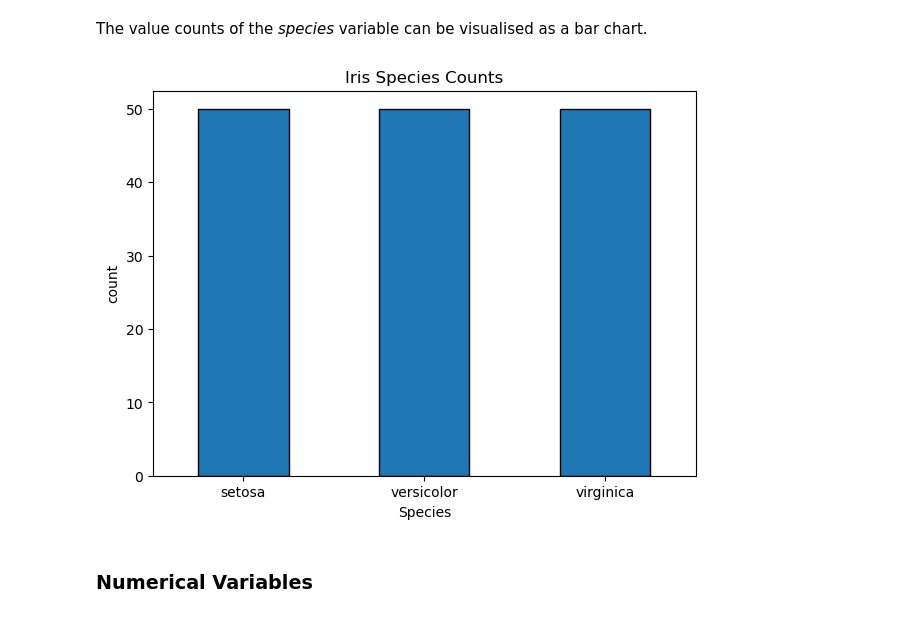
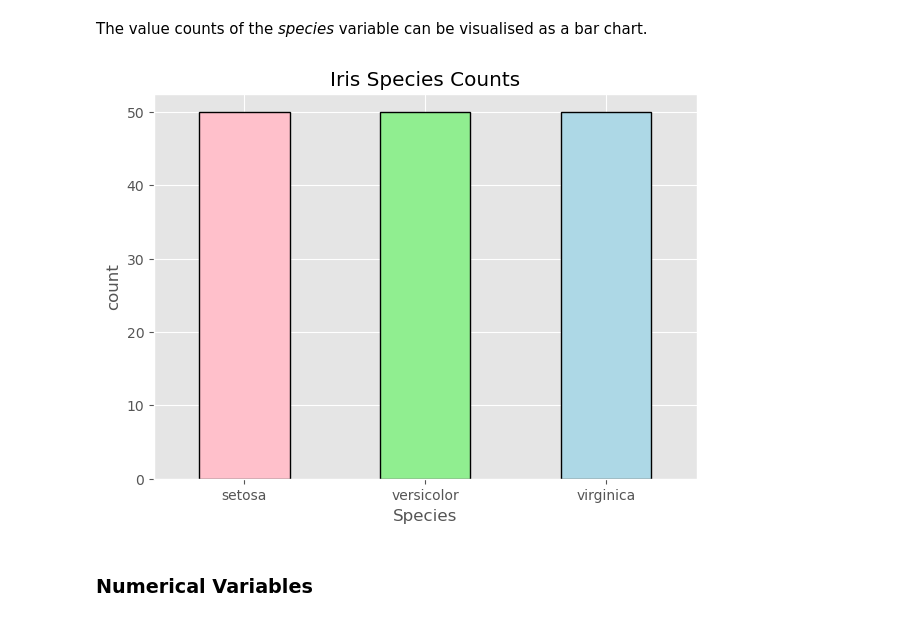
Before and after one commit to humphs078/data_analysis_fundamentals, a Jupyter notebook: project.ipynb, the cells around one changed output. Drawn from its saved outputs; the diff is of its cells as text; code cells hidden in the pictures.

```diff
--- a/project.ipynb
+++ b/project.ipynb
@@ -301,3 +313,6 @@ The mean petal width measurement is being shown to precision of 6 decimal places
+# %%
+# https://matplotlib.org/stable/gallery/style_sheets/style_sheets_reference.html [Accessed 6 Dec. 2023]
+plt.style.use('ggplot')
 # %% [markdown]
 ### Categorical Variable <a id="categorical-variable"></a>
 # %% [markdown]
@@ -305,16 +320,16 @@ The value counts of the *species* variable can be visualised as a bar chart.
 # %%
 # set plot size
 plt.rcParams['figure.figsize'] = (7,5)
 
 # display results
-iris_ds_features['species'].value_counts().plot(kind = 'bar', linewidth = 1, edgecolor = 'k')
+iris_ds_features['species'].value_counts().plot(kind = 'bar', linewidth = 1, edgecolor = 'k', color = ['pink', 'lightgreen', 'lightblue'])
 plt.title('Iris Species Counts')
 plt.xlabel('Species')
 plt.ylabel('count')
 plt.xticks(rotation = 360)
 plt.show()
 # %% [output]
-[figure, old version]
+[figure, new version]
 # %% [markdown]
 ### Numerical Variables <a id="numerical-variables"></a>
 # %% [markdown]
```
Also changed, not shown: parts of 25 cells of this notebook, 1 other file.
